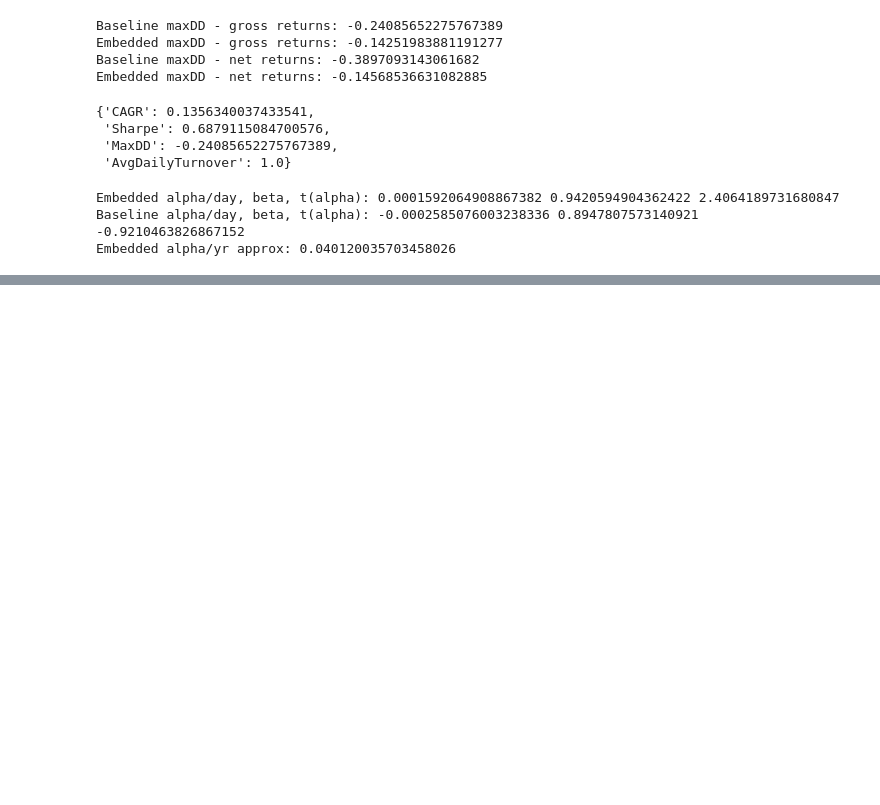
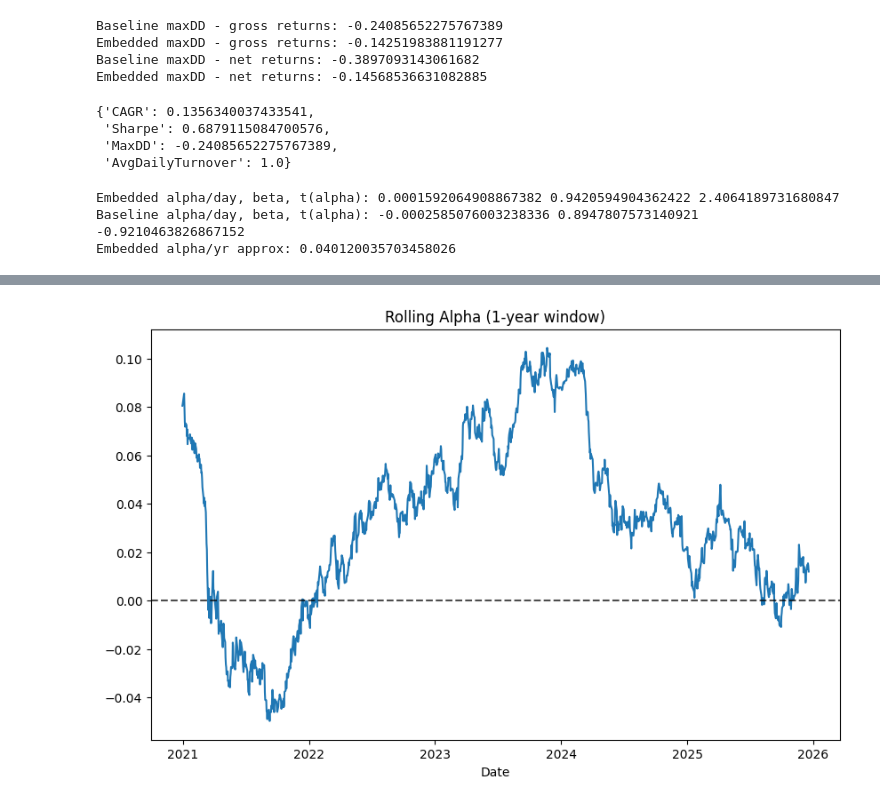
Before and after one commit to jdstyles01/Trading-BOT, a Jupyter notebook: Embedded strategy model.ipynb, the cells around one changed output, grey strips where cells are left out. Drawn from its saved outputs; the diff is of its cells as text; code cells hidden in the pictures; blank space fills up the shorter version.

Commit message:
rolling beta and alpha

```diff
--- a/Embedded strategy model.ipynb
+++ b/Embedded strategy model.ipynb
@@ -640,0 +752,40 @@ Embedded alpha/yr approx: 0.040120035703458026
+# %%
+def perf_block(rets, freq=252):
+    r = rets.dropna()
+    ev = r.mean()
+    vv = r.var(ddof=0)
+    sharpe = (ev / (r.std(ddof=0) + 1e-12)) * np.sqrt(freq)
+    eq = (1+r).cumprod()
+    mdd = (eq/eq.cummax()-1).min()
+    cagr = eq.iloc[-1]**(freq/len(r)) - 1
+    return {"E_daily": float(ev), "V_daily": float(vv), "Sharpe": float(sharpe), "CAGR": float(cagr), "MaxDD": float(mdd)}
+
+def rolling_alpha_beta(strat, mkt, window=252):
+    df = pd.concat([strat, mkt], axis=1, join="inner")
+    df.columns = ["s", "m"]
+    alphas, betas = [], []
+    idx = []
+
+    for i in range(window, len(df)+1):
+        sub = df.iloc[i-window:i]
+        x = sub["m"].values
+        y = sub["s"].values
+        X = np.column_stack([np.ones_like(x), x])
+        b = np.linalg.lstsq(X, y, rcond=None)[0]
+        alpha, beta = b[0], b[1]
+        idx.append(sub.index[-1])
+        alphas.append(alpha * 252)   # annualize
+        betas.append(beta)
+
+    return pd.Series(alphas, index=idx, name="alpha_rolling_yr"), pd.Series(betas, index=idx, name="beta_rolling")
+
+alpha_roll, beta_roll = rolling_alpha_beta(out["embedded"]["net"], out["spy_rets"], window=252)
+# %%
+plt.figure(figsize=(10,6))
+plt.plot(alpha_roll, label="Rolling Alpha (yr)")
+plt.axhline(0, color="black", linestyle="--", alpha=0.7)
+plt.title("Rolling Alpha (1-year window)")
+plt.xlabel("Date")
+plt.show()
+# %% [output]
+[figure, added]
```
Also changed, not shown: parts of 4 cells of this notebook.
